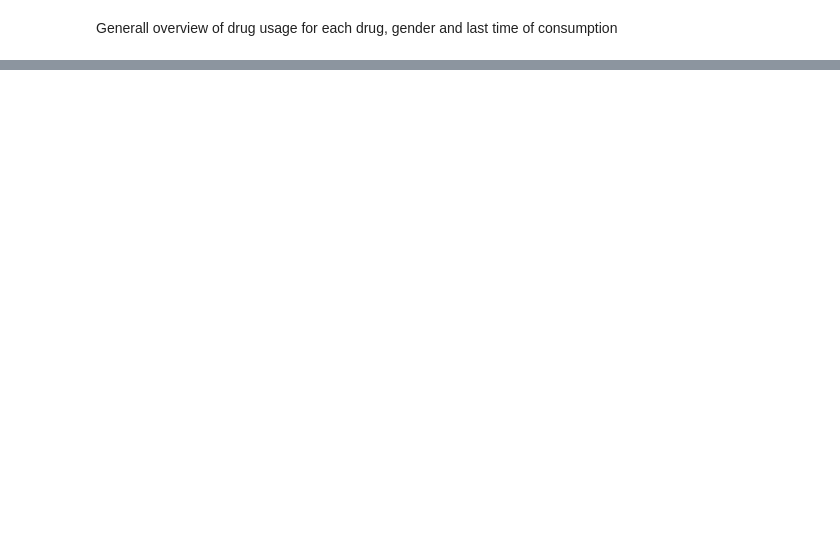
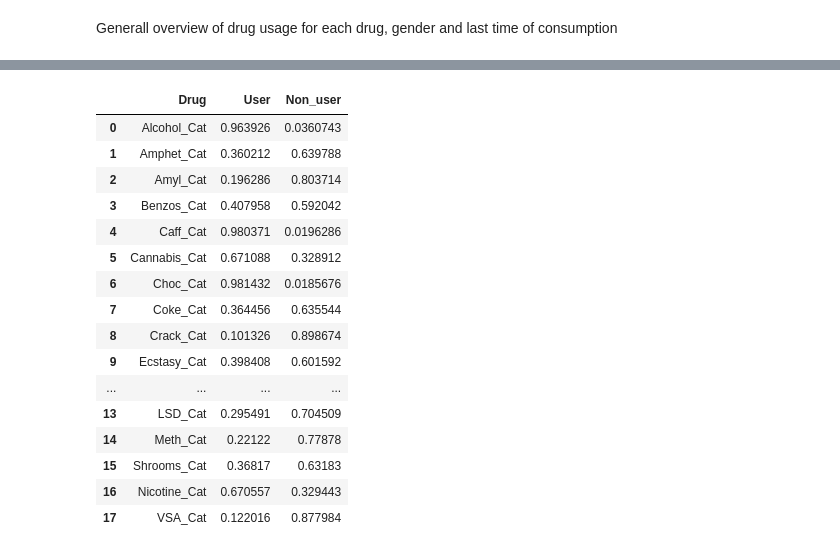
Before and after one commit to SebastianRoetten/Personality_vs_drug_use, a Jupyter notebook: EDA.ipynb, the cells around one changed output, grey strips where cells are left out. Saved outputs shown, nothing was run; the diff lists cells and outputs as text; code cells hidden in the pictures; blank space fills up the shorter version.

```diff
--- a/EDA.ipynb
+++ b/EDA.ipynb
@@ -192,0 +203,31 @@ df1[(df1["Alcohol"] == "CL0") & (df1["Choc"] == "CL0")]
+# %%
+drugs_cat = ["Alcohol_Cat", "Amphet_Cat", "Amyl_Cat", "Benzos_Cat", "Caff_Cat", "Cannabis_Cat", "Choc_Cat", "Coke_Cat", "Crack_Cat",
+        "Ecstasy_Cat", "Heroin_Cat", "Ketamine_Cat", "Legalh_Cat", "LSD_Cat", "Meth_Cat", "Shrooms_Cat", "Nicotine_Cat", "VSA_Cat"]
+total_user_percentage = []
+total_non_user_percentage = []
+for element in drugs_cat:
+    user = df1[element].value_counts(normalize=True).sort_index()[1]
+    non_user = df1[element].value_counts(normalize=True).sort_index()[0]
+    total_user_percentage.append(user)
+    total_non_user_percentage.append(non_user)
+total_user = pd.DataFrame([drugs_cat, total_user_percentage, total_non_user_percentage], index=["Drug", "User", "Non_user"]).T
+# %%
+total_user
+# %% [output]
+|  | Drug | User | Non_user |
+| 0 | Alcohol_Cat | 0.963926 | 0.0360743 |
+| 1 | Amphet_Cat | 0.360212 | 0.639788 |
+| 2 | Amyl_Cat | 0.196286 | 0.803714 |
+| 3 | Benzos_Cat | 0.407958 | 0.592042 |
+| 4 | Caff_Cat | 0.980371 | 0.0196286 |
+| 5 | Cannabis_Cat | 0.671088 | 0.328912 |
+| 6 | Choc_Cat | 0.981432 | 0.0185676 |
+| 7 | Coke_Cat | 0.364456 | 0.635544 |
+| 8 | Crack_Cat | 0.101326 | 0.898674 |
+| 9 | Ecstasy_Cat | 0.398408 | 0.601592 |
+| ... | ... | ... | ... |
+| 13 | LSD_Cat | 0.295491 | 0.704509 |
+| 14 | Meth_Cat | 0.22122 | 0.77878 |
+| 15 | Shrooms_Cat | 0.36817 | 0.63183 |
+| 16 | Nicotine_Cat | 0.670557 | 0.329443 |
+| 17 | VSA_Cat | 0.122016 | 0.877984 |
```
Also changed, not shown: parts of 28 cells of this notebook.
